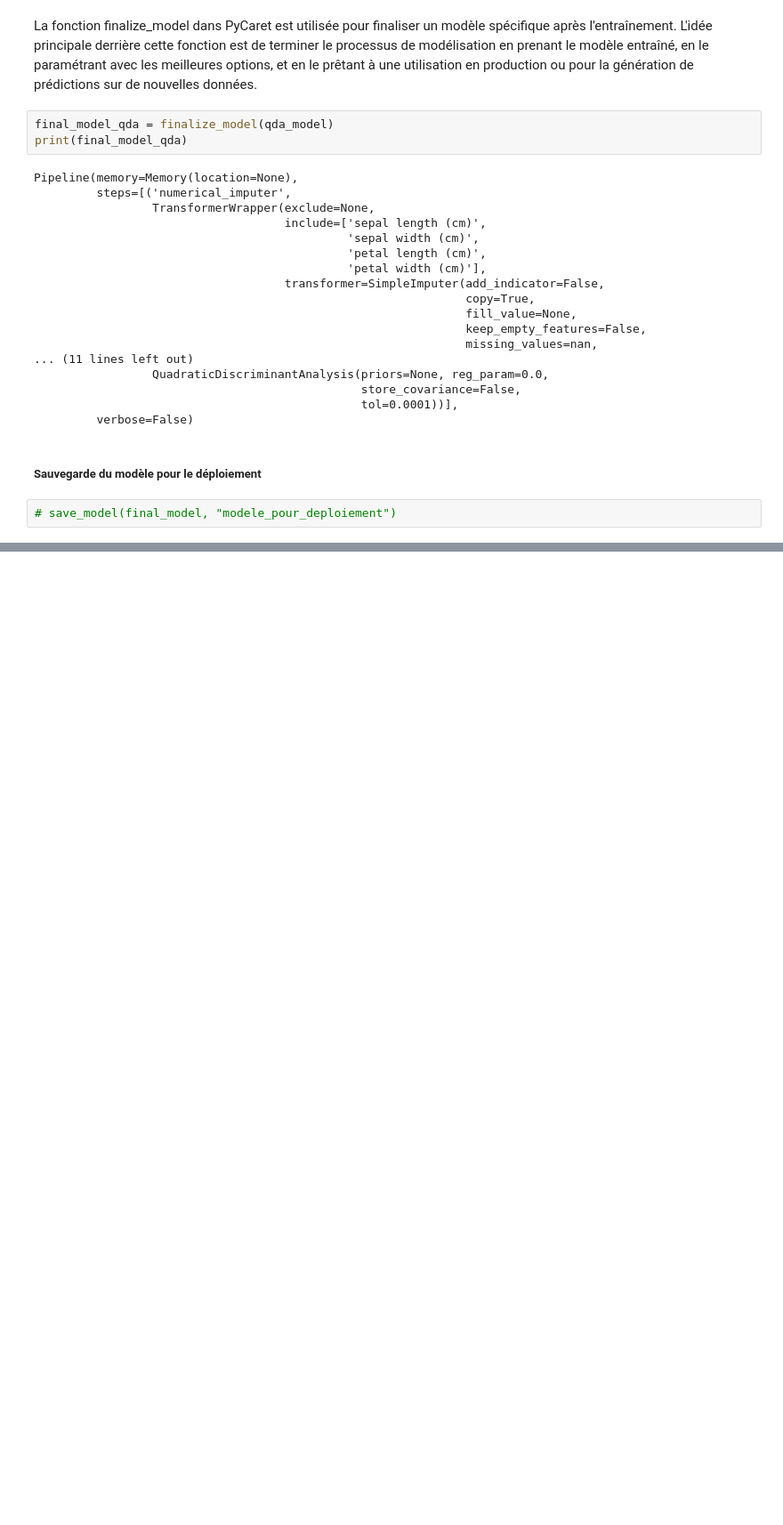
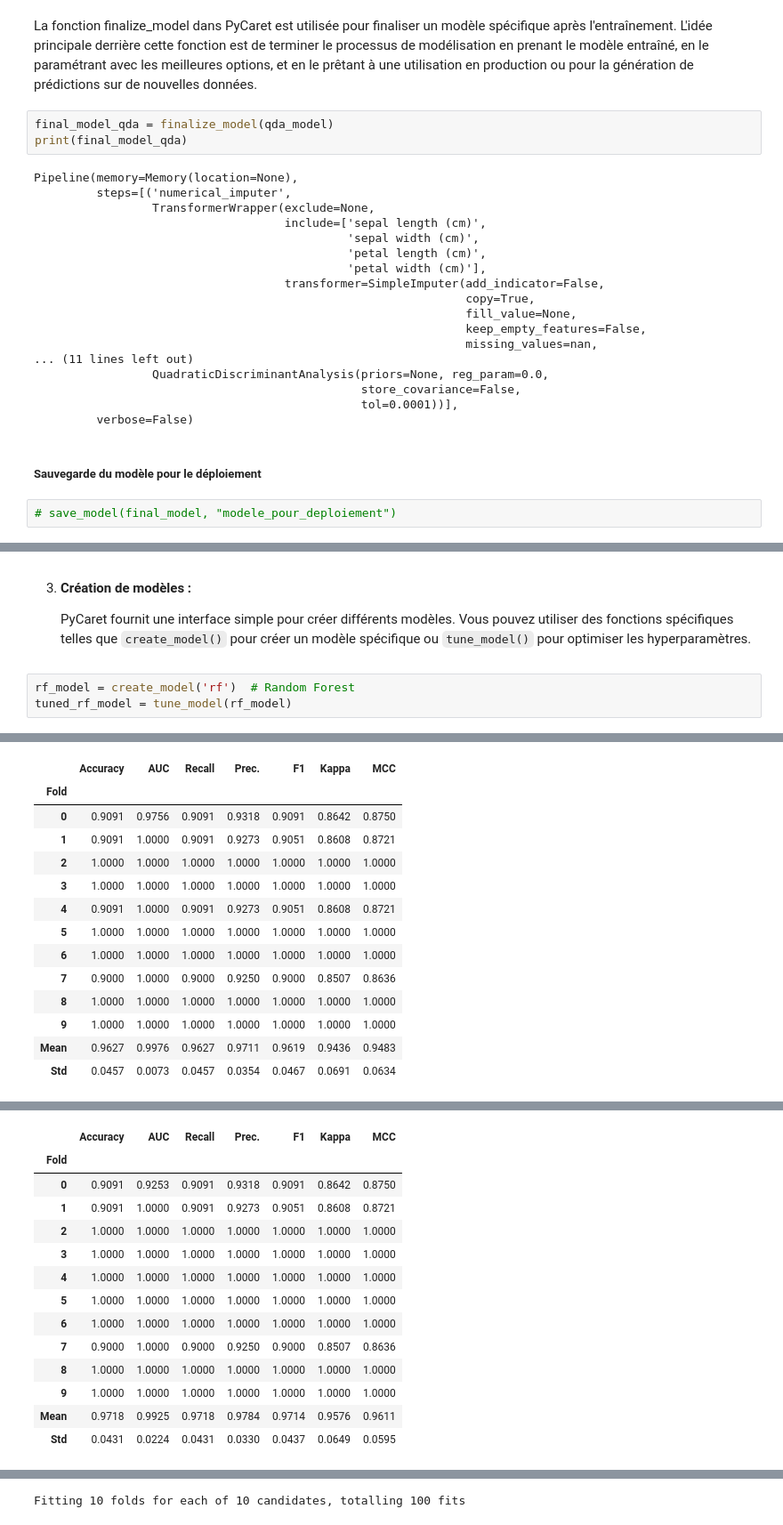
Before and after one commit to Melobgn/Veille-algorithmes-ML, a Jupyter notebook: support_vector_machines/cours_pycaret.ipynb, the cells around one changed output, grey strips where cells are left out. Shown: that part at 89% size. Saved outputs shown, nothing was run; the diff lists cells and outputs as text; blank space fills up the shorter version.

```diff
--- a/support_vector_machines/cours_pycaret.ipynb
+++ b/support_vector_machines/cours_pycaret.ipynb
@@ -355,0 +358,9 @@ Pipeline(memory=Memory(location=None),
+# %% [markdown]
+3. **Création de modèles :**
+
+
+   PyCaret fournit une interface simple pour créer différents modèles. Vous pouvez utiliser des fonctions spécifiques telles que `create_model()` pour créer un modèle spécifique ou `tune_model()` pour optimiser les hyperparamètres.
+# %%
+rf_model = create_model('rf')  # Random Forest
+tuned_rf_model = tune_model(rf_model)
+# %% [output]
@@ -355,0 +368,14 @@ Pipeline(memory=Memory(location=None),
+|  | Accuracy | AUC | Recall | Prec. | F1 | Kappa | MCC |
+| Fold |  |  |  |  |  |  |  |
+| 0 | 0.9091 | 0.9756 | 0.9091 | 0.9318 | 0.9091 | 0.8642 | 0.8750 |
+| 1 | 0.9091 | 1.0000 | 0.9091 | 0.9273 | 0.9051 | 0.8608 | 0.8721 |
+| 2 | 1.0000 | 1.0000 | 1.0000 | 1.0000 | 1.0000 | 1.0000 | 1.0000 |
+| 3 | 1.0000 | 1.0000 | 1.0000 | 1.0000 | 1.0000 | 1.0000 | 1.0000 |
+| 4 | 0.9091 | 1.0000 | 0.9091 | 0.9273 | 0.9051 | 0.8608 | 0.8721 |
+| 5 | 1.0000 | 1.0000 | 1.0000 | 1.0000 | 1.0000 | 1.0000 | 1.0000 |
+| 6 | 1.0000 | 1.0000 | 1.0000 | 1.0000 | 1.0000 | 1.0000 | 1.0000 |
+| 7 | 0.9000 | 1.0000 | 0.9000 | 0.9250 | 0.9000 | 0.8507 | 0.8636 |
+| 8 | 1.0000 | 1.0000 | 1.0000 | 1.0000 | 1.0000 | 1.0000 | 1.0000 |
+| 9 | 1.0000 | 1.0000 | 1.0000 | 1.0000 | 1.0000 | 1.0000 | 1.0000 |
+| Mean | 0.9627 | 0.9976 | 0.9627 | 0.9711 | 0.9619 | 0.9436 | 0.9483 |
+| Std | 0.0457 | 0.0073 | 0.0457 | 0.0354 | 0.0467 | 0.0691 | 0.0634 |
@@ -355,0 +384,14 @@ Pipeline(memory=Memory(location=None),
+|  | Accuracy | AUC | Recall | Prec. | F1 | Kappa | MCC |
+| Fold |  |  |  |  |  |  |  |
+| 0 | 0.9091 | 0.9253 | 0.9091 | 0.9318 | 0.9091 | 0.8642 | 0.8750 |
+| 1 | 0.9091 | 1.0000 | 0.9091 | 0.9273 | 0.9051 | 0.8608 | 0.8721 |
+| 2 | 1.0000 | 1.0000 | 1.0000 | 1.0000 | 1.0000 | 1.0000 | 1.0000 |
+| 3 | 1.0000 | 1.0000 | 1.0000 | 1.0000 | 1.0000 | 1.0000 | 1.0000 |
+| 4 | 1.0000 | 1.0000 | 1.0000 | 1.0000 | 1.0000 | 1.0000 | 1.0000 |
+| 5 | 1.0000 | 1.0000 | 1.0000 | 1.0000 | 1.0000 | 1.0000 | 1.0000 |
+| 6 | 1.0000 | 1.0000 | 1.0000 | 1.0000 | 1.0000 | 1.0000 | 1.0000 |
+| 7 | 0.9000 | 1.0000 | 0.9000 | 0.9250 | 0.9000 | 0.8507 | 0.8636 |
+| 8 | 1.0000 | 1.0000 | 1.0000 | 1.0000 | 1.0000 | 1.0000 | 1.0000 |
+| 9 | 1.0000 | 1.0000 | 1.0000 | 1.0000 | 1.0000 | 1.0000 | 1.0000 |
+| Mean | 0.9718 | 0.9925 | 0.9718 | 0.9784 | 0.9714 | 0.9576 | 0.9611 |
+| Std | 0.0431 | 0.0224 | 0.0431 | 0.0330 | 0.0437 | 0.0649 | 0.0595 |
@@ -355,0 +399 @@ Pipeline(memory=Memory(location=None),
+Fitting 10 folds for each of 10 candidates, totalling 100 fits
```
Also changed, not shown: parts of 33 cells of this notebook, 4 other files.
